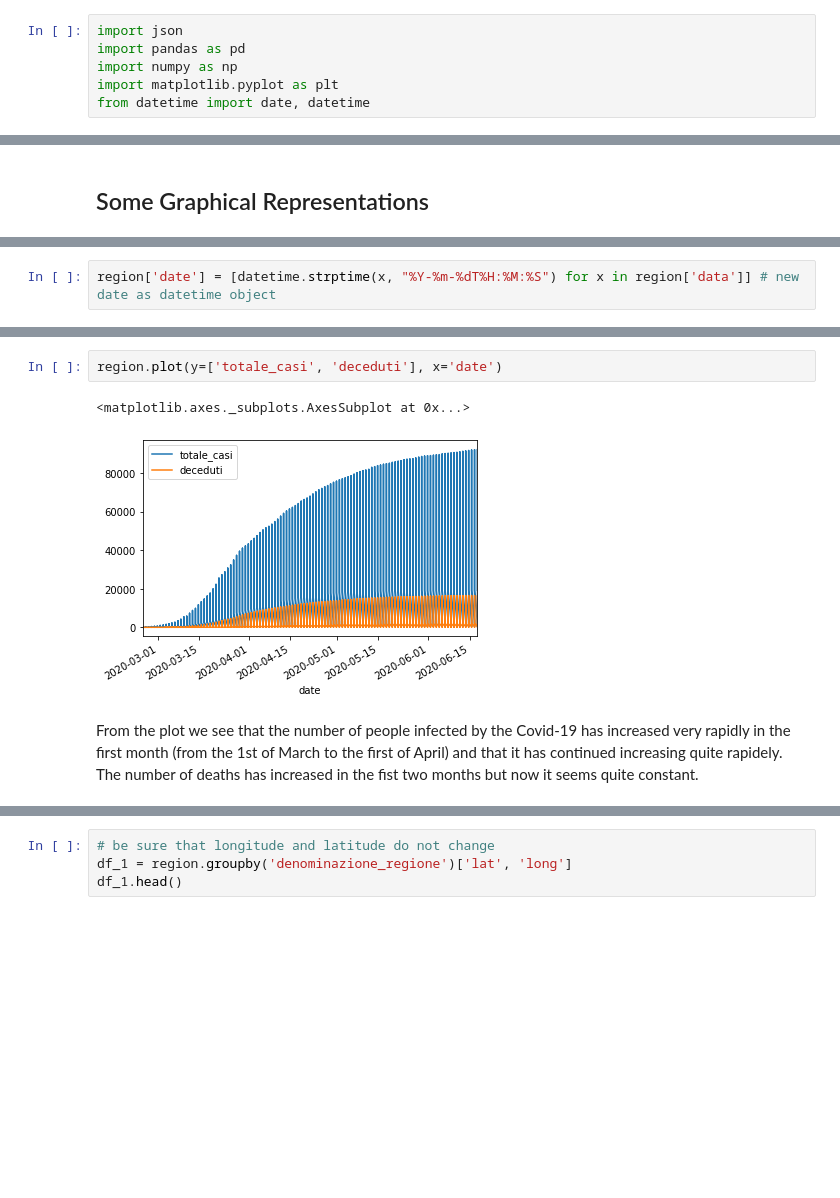
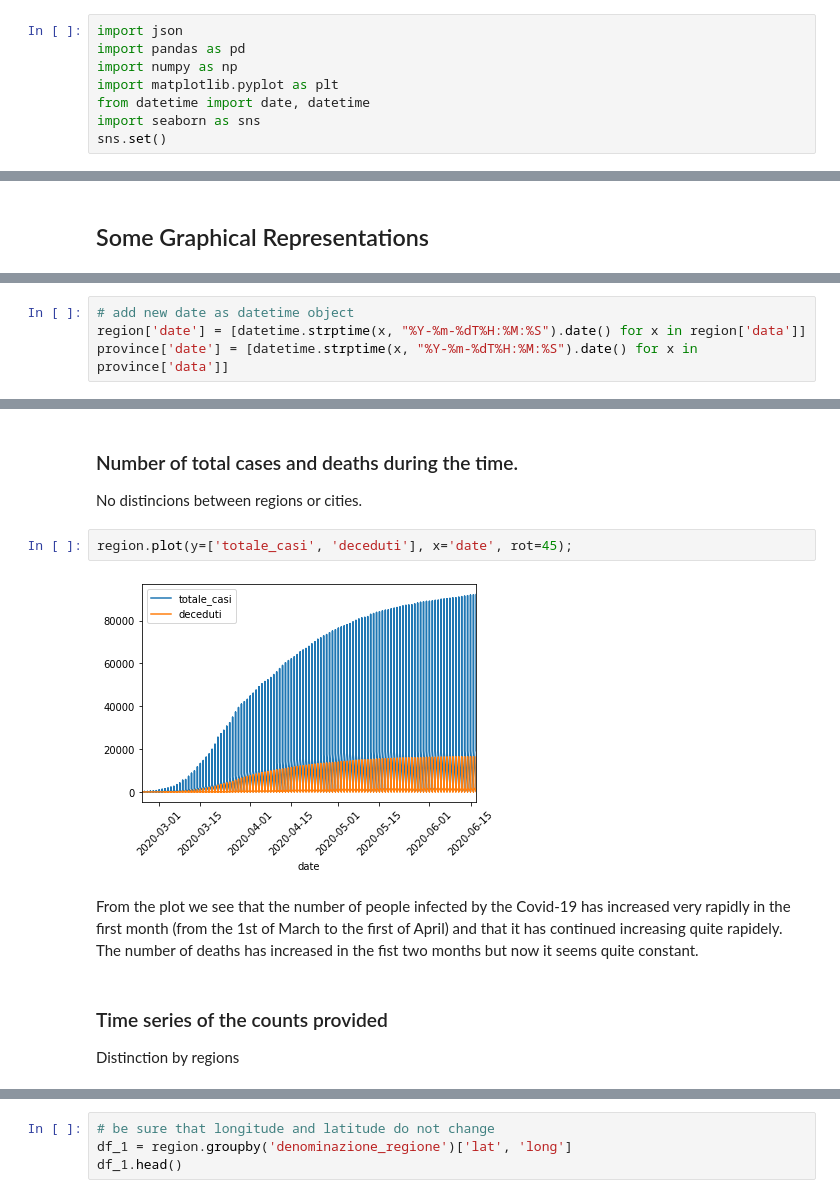
Before and after one commit to fedepiro96/APAD-project, a Jupyter notebook: benci-pirona.ipynb, the cells around one changed output, grey strips where cells are left out. Drawn from its saved outputs; the diff is of its cells as text; blank space fills up the shorter version.

```diff
--- a/benci-pirona.ipynb
+++ b/benci-pirona.ipynb
@@ -16,6 +30,8 @@ import pandas as pd
 import numpy as np
 import matplotlib.pyplot as plt
 from datetime import date, datetime
+import seaborn as sns
+sns.set()
 # %%
 with open('./dati/dati-json/dpc-covid19-ita-province.json') as f:
     d1 = json.load(f)
@@ -223,2 +292,4 @@ region['data'][0]   # check the date format
 # %%
-region['date'] = [datetime.strptime(x, "%Y-%m-%dT%H:%M:%S") for x in region['data']] # new date as datetime object
+# add new date as datetime object
+region['date'] = [datetime.strptime(x, "%Y-%m-%dT%H:%M:%S").date() for x in region['data']]
+province['date'] = [datetime.strptime(x, "%Y-%m-%dT%H:%M:%S").date() for x in province['data']]
@@ -225,10 +449,15 @@ region['date'] = [datetime.strptime(x, "%Y-%m-%dT%H:%M:%S") for x in region['dat
+# %% [markdown]
+### Number of total cases and deaths during the time.
+ No distincions between regions or cities.
 # %%
-region.plot(y=['totale_casi', 'deceduti'], x='date')
+region.plot(y=['totale_casi', 'deceduti'], x='date', rot=45);
 # %% [output]
-<matplotlib.axes._subplots.AxesSubplot at 0x...>
-[figure, old version]
+[figure, new version]
 # %% [markdown]
 From the plot we see that the number of people infected by the Covid-19 has increased very rapidly in the first month (from the 1st of March to the first of April) and that it has continued increasing quite rapidely. The number of deaths has increased in the fist two months but now it seems quite constant.
+# %% [markdown]
+### Time series of the counts provided
+Distinction by regions
 # %%
 regions_names = region['denominazione_regione'].unique()
 
```
Also changed, not shown: parts of 78 cells of this notebook.
